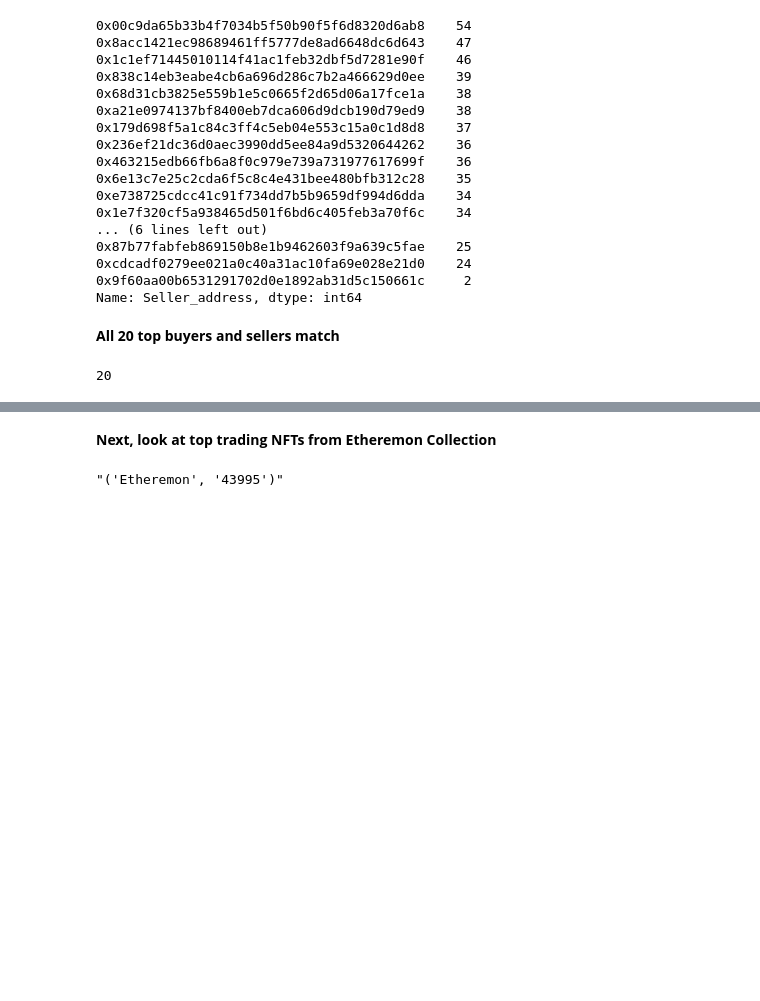
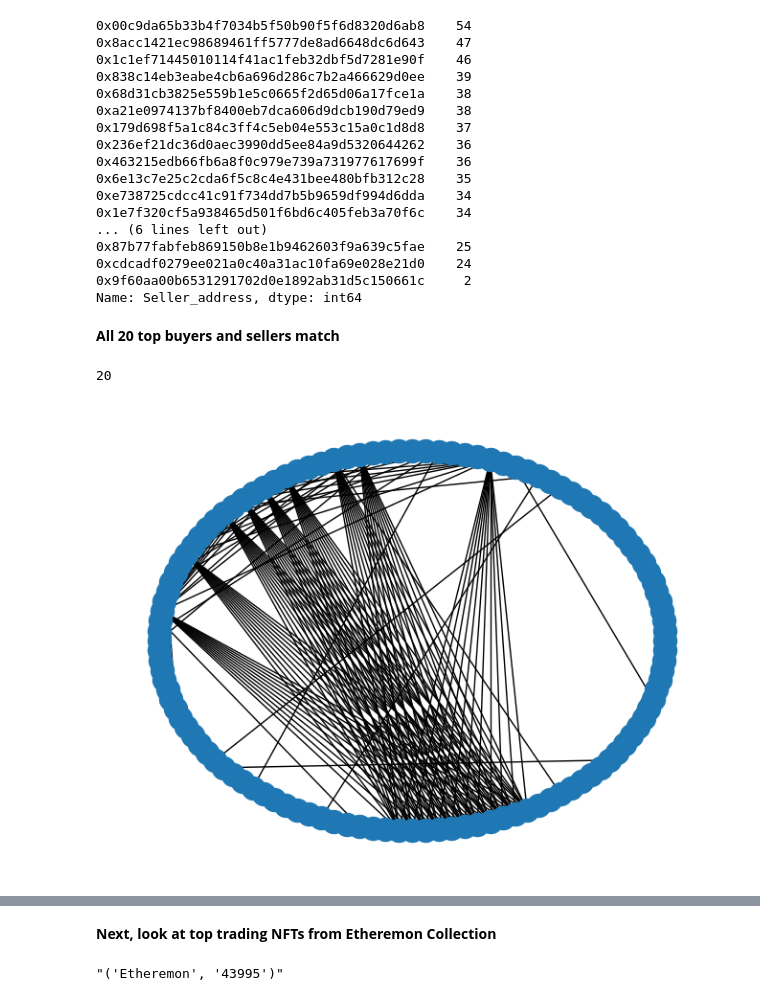
Before and after one commit to olmosjorge28/SMU_MSDS_CAPSTONE_2022, a Jupyter notebook: EDA/OSF_NFT_EDA.ipynb, the cells around one changed output, grey strips where cells are left out. Drawn from its saved outputs; the diff is of its cells as text; code cells hidden in the pictures; blank space fills up the shorter version.

```diff
--- a/EDA/OSF_NFT_EDA.ipynb
+++ b/EDA/OSF_NFT_EDA.ipynb
@@ -441,3 +433,22 @@ wash_traders = ck0_sellers.index.intersection(ck0_buyers.index)
 len(wash_traders)
 # %% [output]
 20
+# %%
+def get_addresses(df):
+    addresses = set()
+    for address in df['Buyer_address']:
+        addresses.add(address)
+    for address in df['Seller_address']:
+        addresses.add(address)
+    return addresses
+
+import networkx as nx
+#from networkx_viewer import Viewer
+# %%
+ck25 = df.loc[df['Unique_id_collection'].isin(kitties.index[0:25])]
+G = nx.from_pandas_edgelist(df=ck25, source='Buyer_address', target='Seller_address', edge_attr='Unique_id_collection')
+G.add_nodes_from(nodes_for_adding=list(get_addresses(ck25)))
+# %%
+nx.draw_circular(G)
+# %% [output]
+[figure, added]
```
Also changed, not shown: parts of 16 cells of this notebook, 2 other files.
